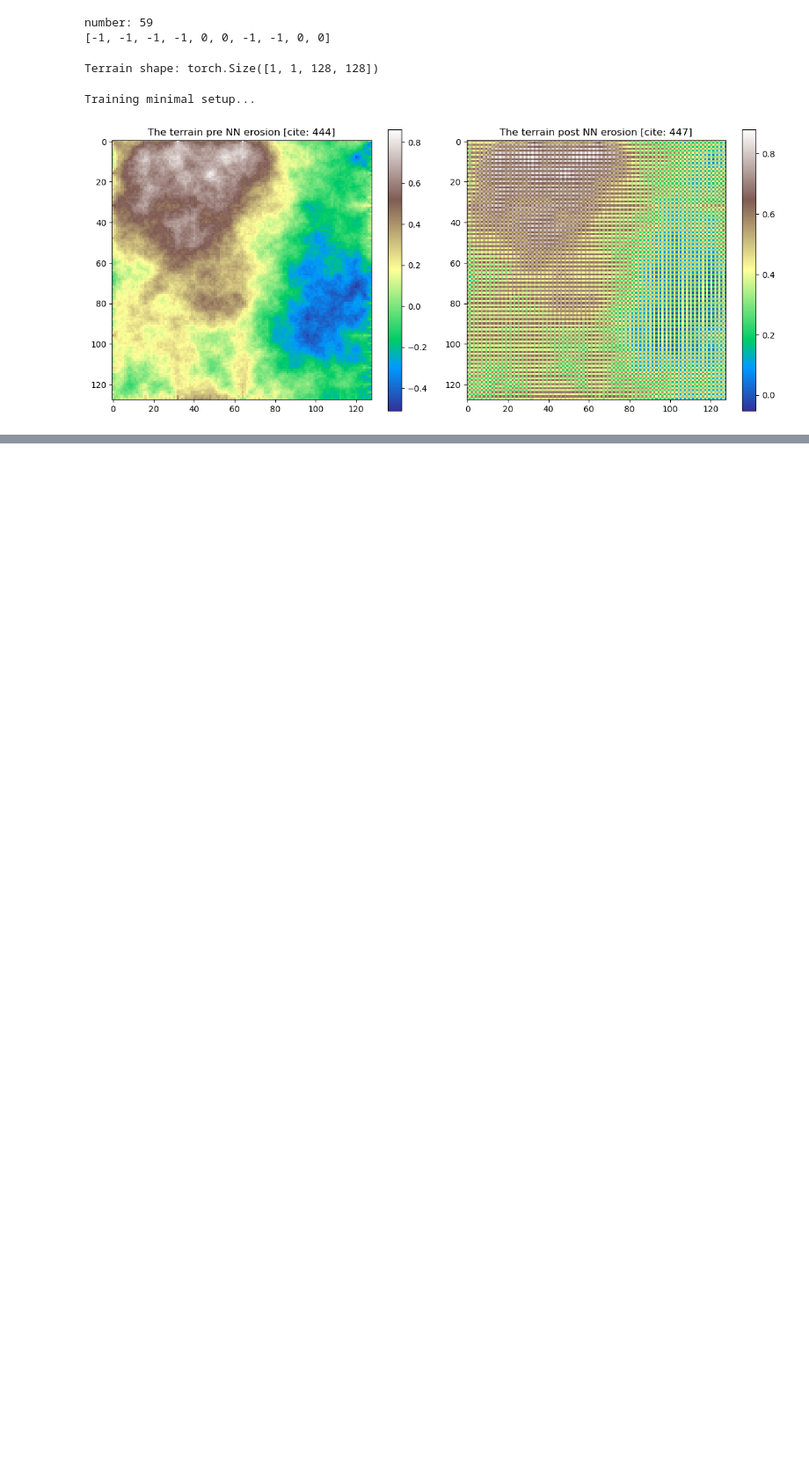
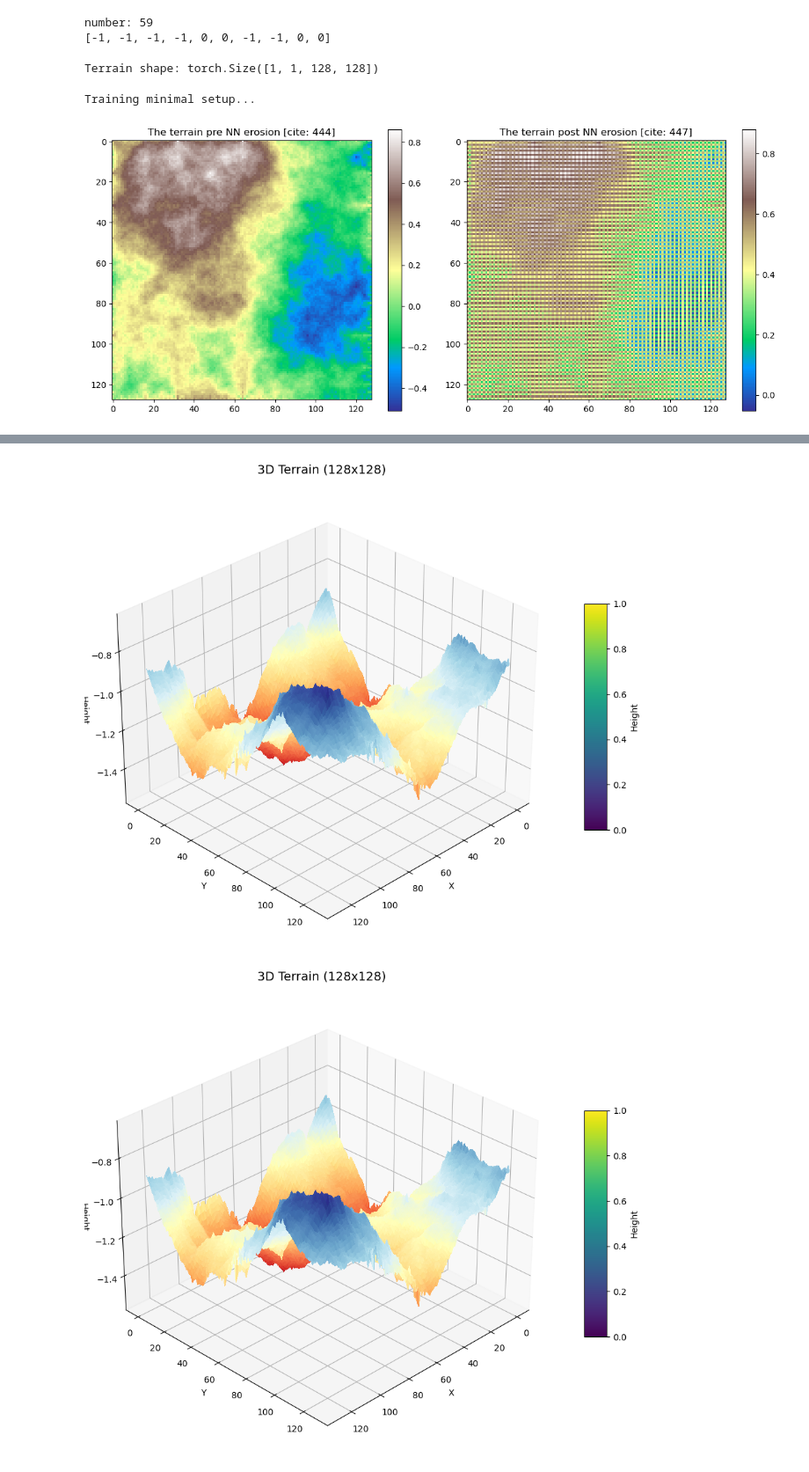
Before and after one commit to Unilmalas/FractalErosion, a Jupyter notebook: snippets 68.ipynb, the cells around one changed output, grey strips where cells are left out. Shown at 88% size. Saved outputs shown, nothing was run; the diff lists cells and outputs as text; code cells hidden in the pictures; blank space fills up the shorter version.

```diff
--- a/snippets 68.ipynb
+++ b/snippets 68.ipynb
@@ -3568,0 +3628,5 @@ Epoch 180, Loss: 0.002021
+# %%
+render_matplotlib_3d(h_final.squeeze().cpu().numpy(), elevation=30, azimuth=45)
+# %% [output]
+[figure, added]
+[figure, added]
```
Also changed, not shown: parts of 4 cells of this notebook.
